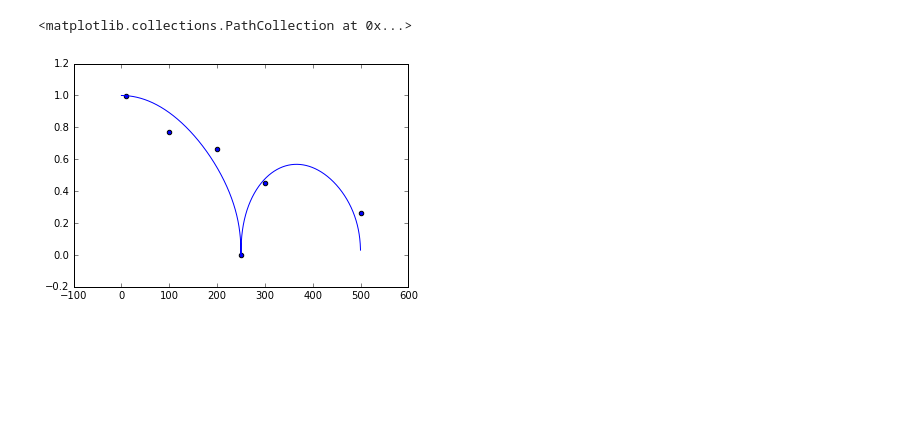
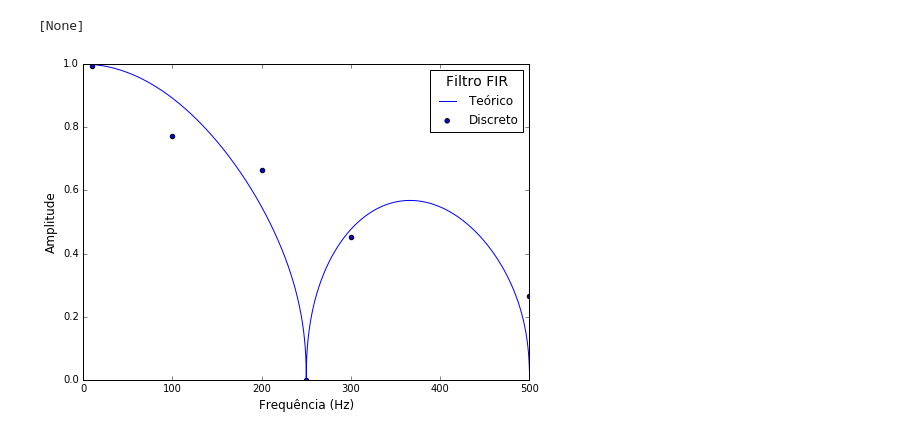
Before and after one commit to julionaojulho/machine-learning, a Jupyter notebook: signals_proc.ipynb, the cells around one changed output. Cells and saved outputs as stored; diff of their text form; code cells hidden in the pictures; blank space fills up the shorter version.

```diff
--- a/signals_proc.ipynb
+++ b/signals_proc.ipynb
@@ -52,9 +59,3 @@ sys3 = signal.TransferFunction(num,den,dt=1e-3)
 w3,mag3,phase3 = signal.dbode(sys3,n=5000)
 ganhos3 = np.array([0.993879,0.77387,0.665393,0,0.451088,0.264033])
 freq3 = np.array([10,100,200,250,300,500])
-# %%
-plt.plot(w3/(2*np.pi),np.exp(mag3/20))
-plt.scatter(freq3,ganhos3)
-# %% [output]
-<matplotlib.collections.PathCollection at 0x...>
-[figure, removed]
@@ -64,3 +62,17 @@ y = np.sin(2*np.pi*25*t)
+# %%
+fig3 = plt.figure(figsize=(8,8/np.sqrt(2)))
+ax1 = fig3.add_subplot(1,1,1)
+ax1.plot(w3/(2*np.pi),np.exp(mag3/20),label='Teórico')
+ax1.scatter(freq3,ganhos3,label='Discreto')
+ax1.set_xlim([0,500])
+ax1.set_ylim([0,1])
+ax1.set_xlabel('Frequência (Hz)',fontsize=12)
+ax1.set_ylabel('Amplitude',fontsize=12)
+l = plt.legend(scatterpoints = 1, title='Filtro FIR')
+plt.setp(l.get_title(),fontsize=14)
+# %% [output]
+[None]
+[figure, added]
 # %%
 fs = [(1000,2000), (1000,1000), (50,100),
       (25,100), (20,80), (8,30)]
```
Also changed, not shown: parts of 5 cells of this notebook.
